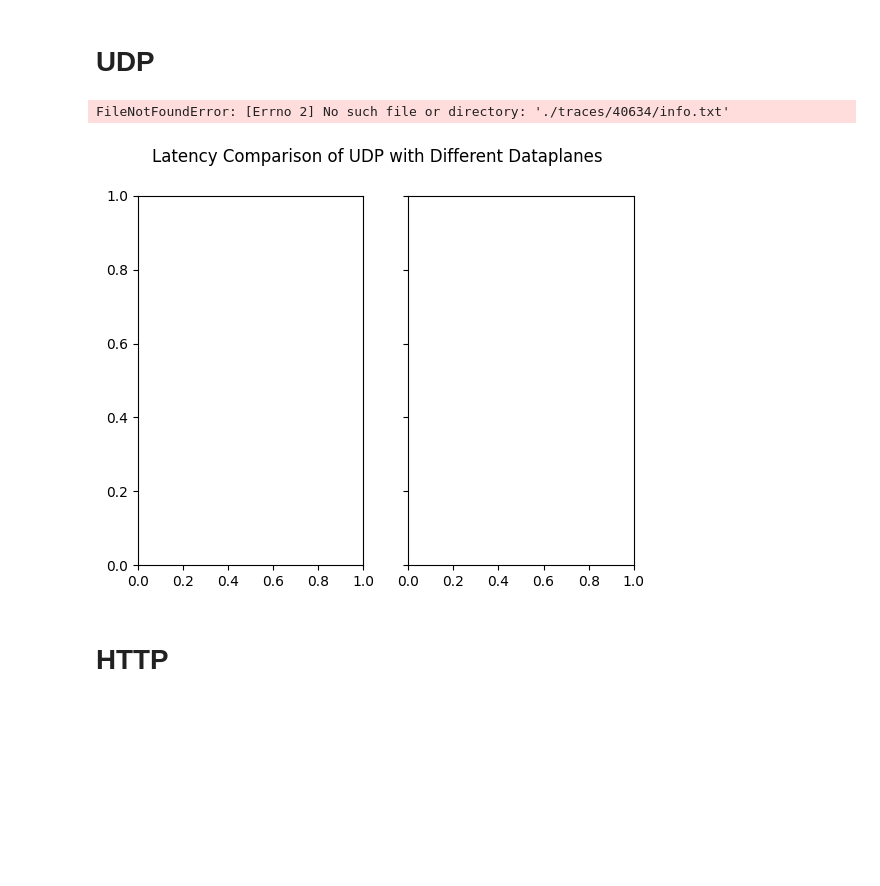
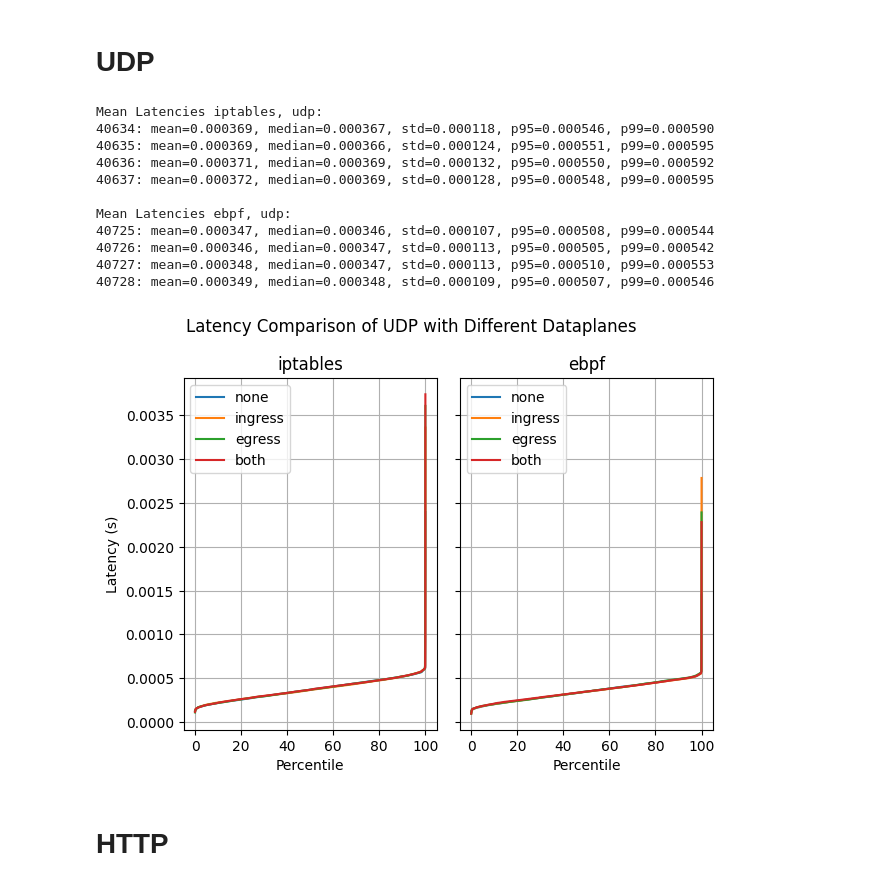
Before and after one commit to EmilZackrisson/thesis, a Jupyter notebook: Analysis/latency_combined_runs_old.ipynb, the cells around one changed output. Saved outputs shown, nothing was run; the diff lists cells and outputs as text; code cells hidden in the pictures; blank space fills up the shorter version.

```diff
--- a/Analysis/latency_combined_runs.ipynb
+++ b/Analysis/latency_combined_runs_old.ipynb
@@ -23,13 +23,13 @@ Requirement already satisfied: six>=1.5 in /home/emizac/thesis/.venv/lib/python3
 Note: you may need to restart the kernel to use updated packages.
 # %%
 def get_trace_dataset(expid, runid):
-    df = pd.read_csv(f'./traces/{expid}/{runid}/{runid}-trace.csv')
+    df = pd.read_csv(f'./traces/old/{expid}/{runid}/{runid}-trace.csv')
     return df
 
 
 def get_experiment_info(expid):
     info = {}
-    with open(f'./traces/{expid}/info.txt', 'r') as f:
+    with open(f'./traces/old/{expid}/info.txt', 'r') as f:
         for i, line in enumerate(f):
             if i == 7:
                 info['Dataplane'] = line.split(':')[1].strip()
@@ -355,25 +356,31 @@ FileNotFoundError: [Errno 2] No such file or directory: './traces/40634/info.txt
 # %%
 fig, axs = plt.subplots(1,2,sharey=True)
 fig.suptitle('Latency Comparison of UDP with Different Dataplanes')
 
-# iptables
 experimentstocompare = ['40634', '40635', '40636', '40637']
 print(f"Mean Latencies {get_experiment_info(experimentstocompare[0])['Dataplane']}, {get_experiment_info(experimentstocompare[0])['Protocol']}:")
 get_trace_dataset_and_plot(experimentstocompare, axs, index = 0, delay_key = "delay")
 
-# eBPF
-#experimentstocompare = ['40725', '40726', '40727', '40728'] # Old MTU
-#experimentstocompare = ['40763', '40764', '40765', '40766'] # New MTU
-experimentstocompare = EBPF_UDP_EXPIDS
+experimentstocompare = ['40725', '40726', '40727', '40728']
 print(f"\nMean Latencies {get_experiment_info(experimentstocompare[0])['Dataplane']}, {get_experiment_info(experimentstocompare[0])['Protocol']}:")
 get_trace_dataset_and_plot(experimentstocompare, axs, index = 1, delay_key = "delay")
 
 plt.tight_layout()
 plt.savefig('plots/latency_comparison_udp.pdf', format='pdf')
 plt.show()
 # %% [output]
-FileNotFoundError: [Errno 2] No such file or directory: './traces/40634/info.txt'
+Mean Latencies iptables, udp:
+40634: mean=0.000369, median=0.000367, std=0.000118, p95=0.000546, p99=0.000590
+40635: mean=0.000369, median=0.000366, std=0.000124, p95=0.000551, p99=0.000595
+40636: mean=0.000371, median=0.000369, std=0.000132, p95=0.000550, p99=0.000592
+40637: mean=0.000372, median=0.000369, std=0.000128, p95=0.000548, p99=0.000595
+
+Mean Latencies ebpf, udp:
+40725: mean=0.000347, median=0.000346, std=0.000107, p95=0.000508, p99=0.000544
+40726: mean=0.000346, median=0.000347, std=0.000113, p95=0.000505, p99=0.000542
+40727: mean=0.000348, median=0.000347, std=0.000113, p95=0.000510, p99=0.000553
+40728: mean=0.000349, median=0.000348, std=0.000109, p95=0.000507, p99=0.000546
-[figure, old version]
+[figure, new version]
 # %% [markdown]
 # HTTP
 # %%
```
Also changed, not shown: parts of 7 cells of this notebook, 3 other files.
